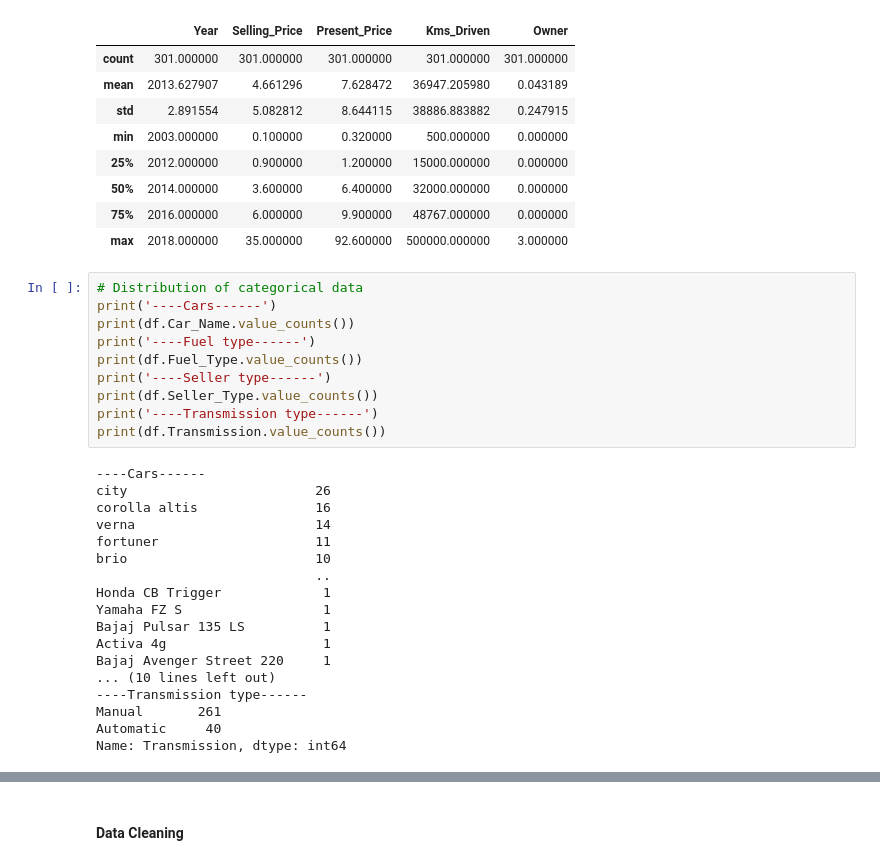
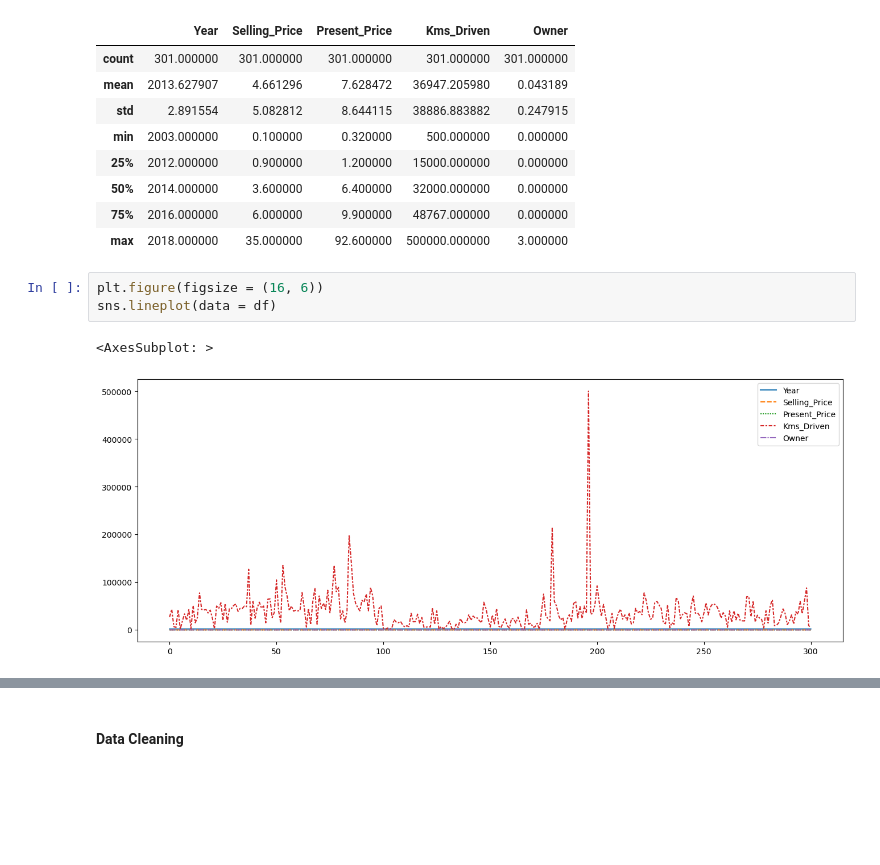
Before and after one commit to edidiongaligbe/Evaluation_Metrics, a Jupyter notebook: Regression.ipynb, the cells around one changed output, grey strips where cells are left out. Saved outputs shown, nothing was run; the diff lists cells and outputs as text; blank space fills up the shorter version.

```diff
--- a/Regression.ipynb
+++ b/Regression.ipynb
@@ -78,31 +78,9 @@ df.describe()
 | 50% | 2014.000000 | 3.600000 | 6.400000 | 32000.000000 | 0.000000 |
 | 75% | 2016.000000 | 6.000000 | 9.900000 | 48767.000000 | 0.000000 |
 | max | 2018.000000 | 35.000000 | 92.600000 | 500000.000000 | 3.000000 |
-# %%
-# Distribution of categorical data
-print('----Cars------')
-print(df.Car_Name.value_counts())
-print('----Fuel type------')
-print(df.Fuel_Type.value_counts())
-print('----Seller type------')
-print(df.Seller_Type.value_counts())
-print('----Transmission type------')
-print(df.Transmission.value_counts())
-# %% [output]
-----Cars------
-city                        26
-corolla altis               16
-verna                       14
-fortuner                    11
-brio                        10
-                            ..
-Honda CB Trigger             1
-Yamaha FZ S                  1
-Bajaj Pulsar 135 LS          1
-Activa 4g                    1
-Bajaj Avenger Street 220     1
-... (10 lines left out)
-----Transmission type------
-Manual       261
-Automatic     40
-Name: Transmission, dtype: int64
+# %%
+plt.figure(figsize = (16, 6))
+sns.lineplot(data = df)
+# %% [output]
+<AxesSubplot: >
+[figure, added]
```
Also changed, not shown: parts of 8 cells of this notebook.
